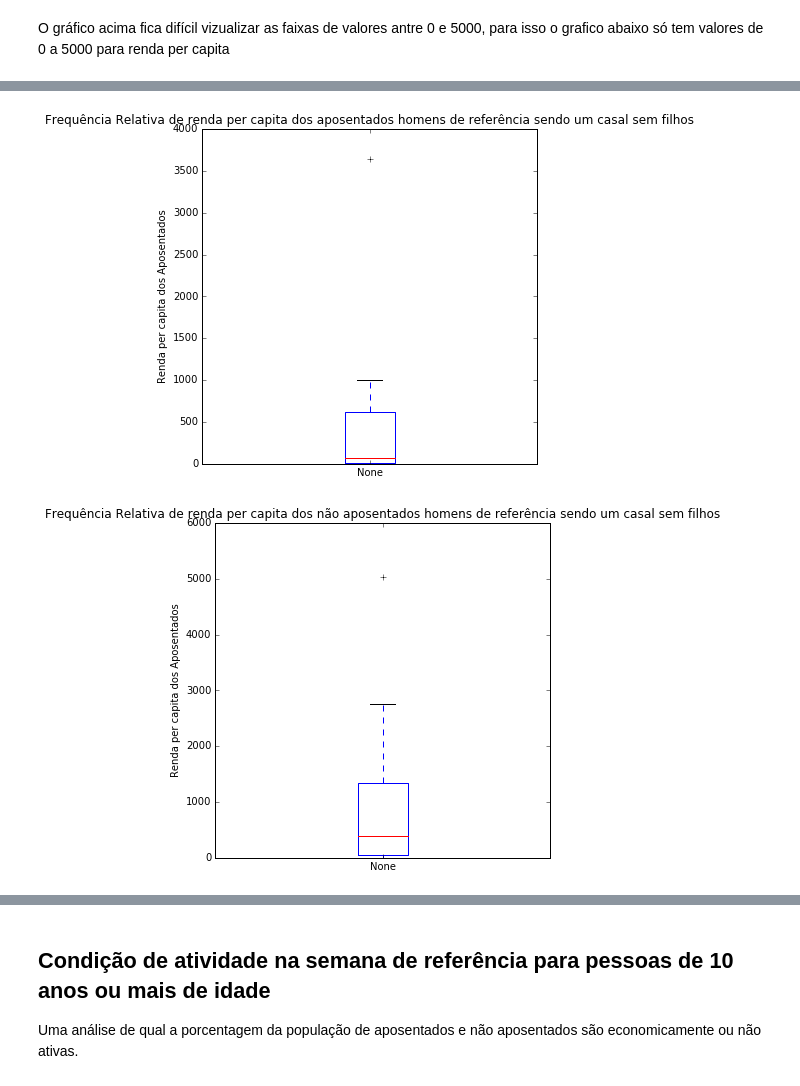
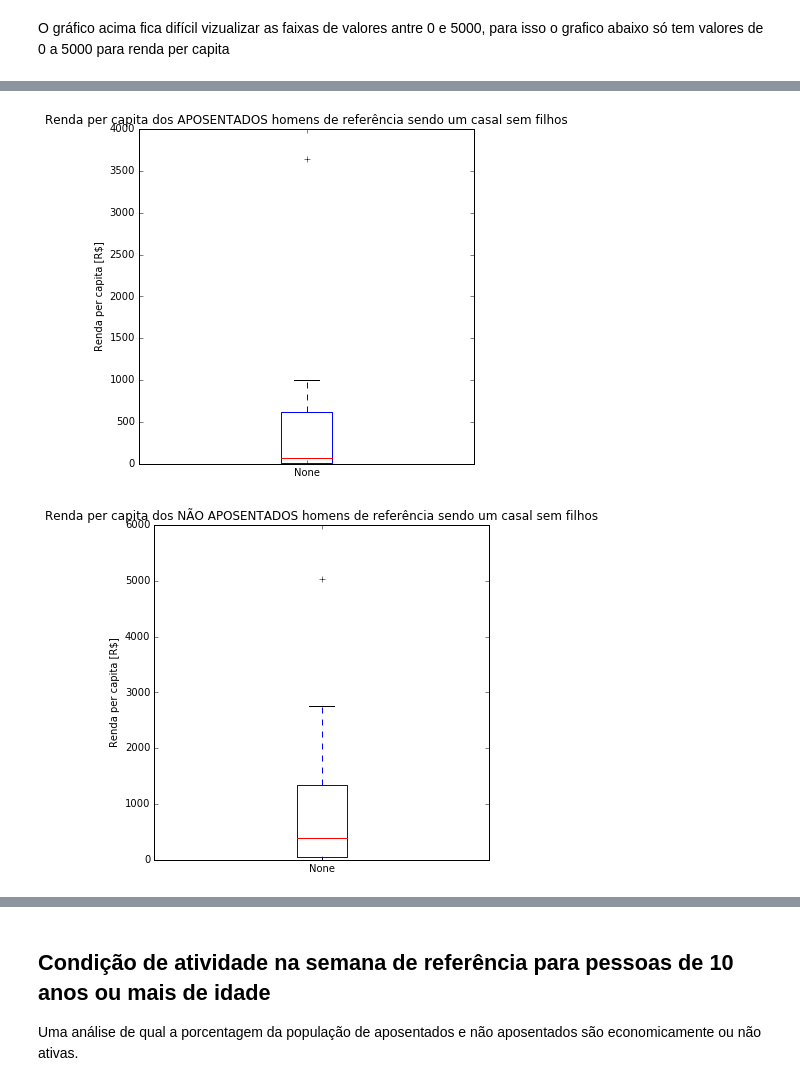
Before and after one commit to carloshljr/CD, a Jupyter notebook: A_CARLOS_LUDMAN_PROJETO 1 - APOSENTADOS PNAD 2014.ipynb, the cells around one changed output, grey strips where cells are left out. Saved outputs shown, nothing was run; the diff lists cells and outputs as text; code cells hidden in the pictures.

```diff
--- a/A_CARLOS_LUDMAN_PROJETO 1 - APOSENTADOS PNAD 2014.ipynb
+++ b/A_CARLOS_LUDMAN_PROJETO 1 - APOSENTADOS PNAD 2014.ipynb
@@ -189,20 +192,20 @@ plt.show()
 # %%
 ut33=ut3.value_counts()
 ut44=ut4.value_counts()
 plot = ut33.plot(kind='box',figsize=(6, 6))
-plt.ylabel('Renda per capita dos Aposentados')
-plt.title('Frequência Relativa de renda per capita dos aposentados homens de referência sendo um casal sem filhos')
+plt.ylabel('Renda per capita [R$]')
+plt.title('Renda per capita dos APOSENTADOS homens de referência sendo um casal sem filhos')
 plt.show()
 
 plot = ut44.plot(kind='box',figsize=(6, 6))
-plt.ylabel('Renda per capita dos Aposentados')
-plt.title('Frequência Relativa de renda per capita dos não aposentados homens de referência sendo um casal sem filhos')
+plt.ylabel('Renda per capita [R$]')
+plt.title('Renda per capita dos NÃO APOSENTADOS homens de referência sendo um casal sem filhos')
 
 
 plt.show()
 # %% [output]
-[figure, old version]
+[figure, new version]
-[figure, old version]
+[figure, new version]
 # %%
 plot = dados.Aposentados0_Homens_Ref.Renda.plot.hist(bins=faixa01, normed = 1,figsize = (15,10),alpha = 0.5,label='Aposentados')
 plt.xlabel('Renda per capita [reais]')
```
Also changed, not shown: parts of 16 cells of this notebook.
